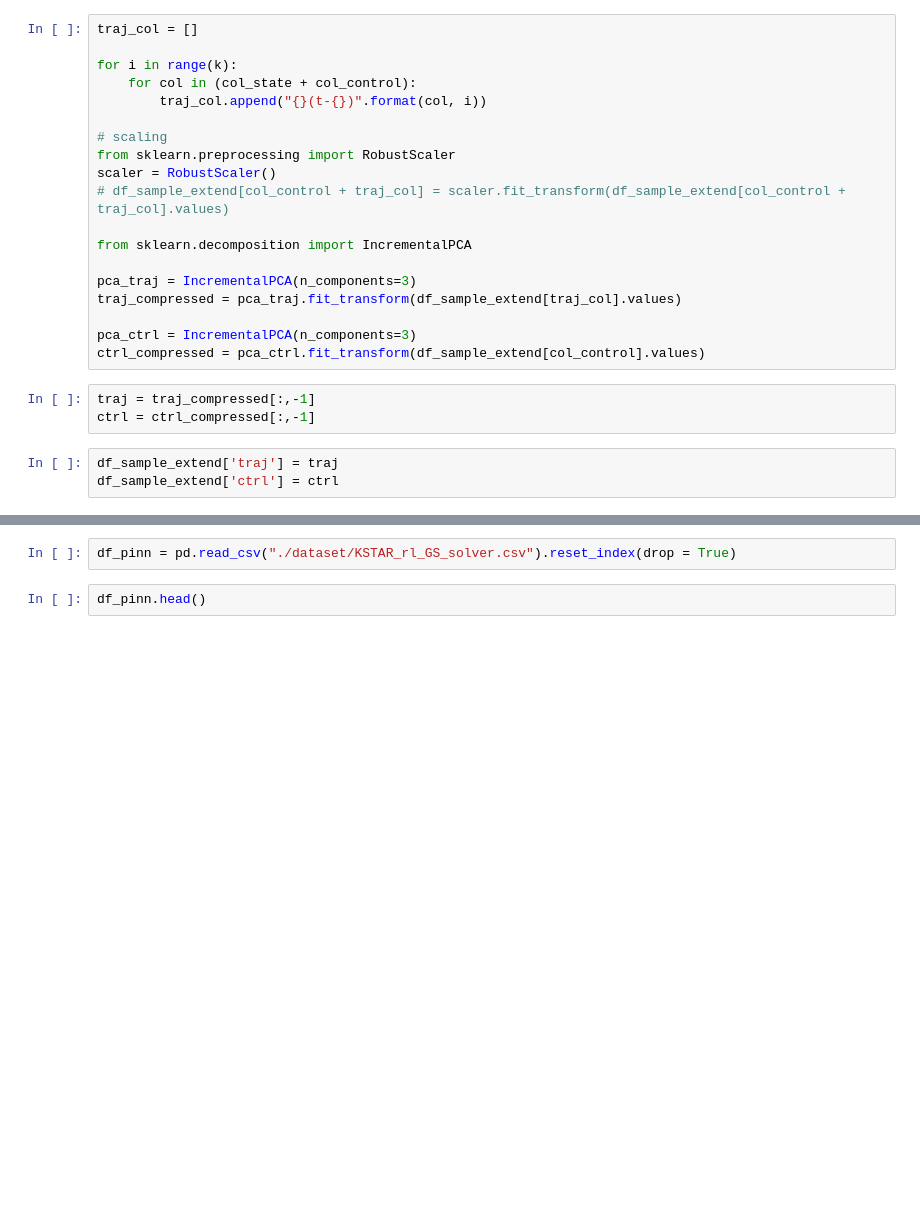
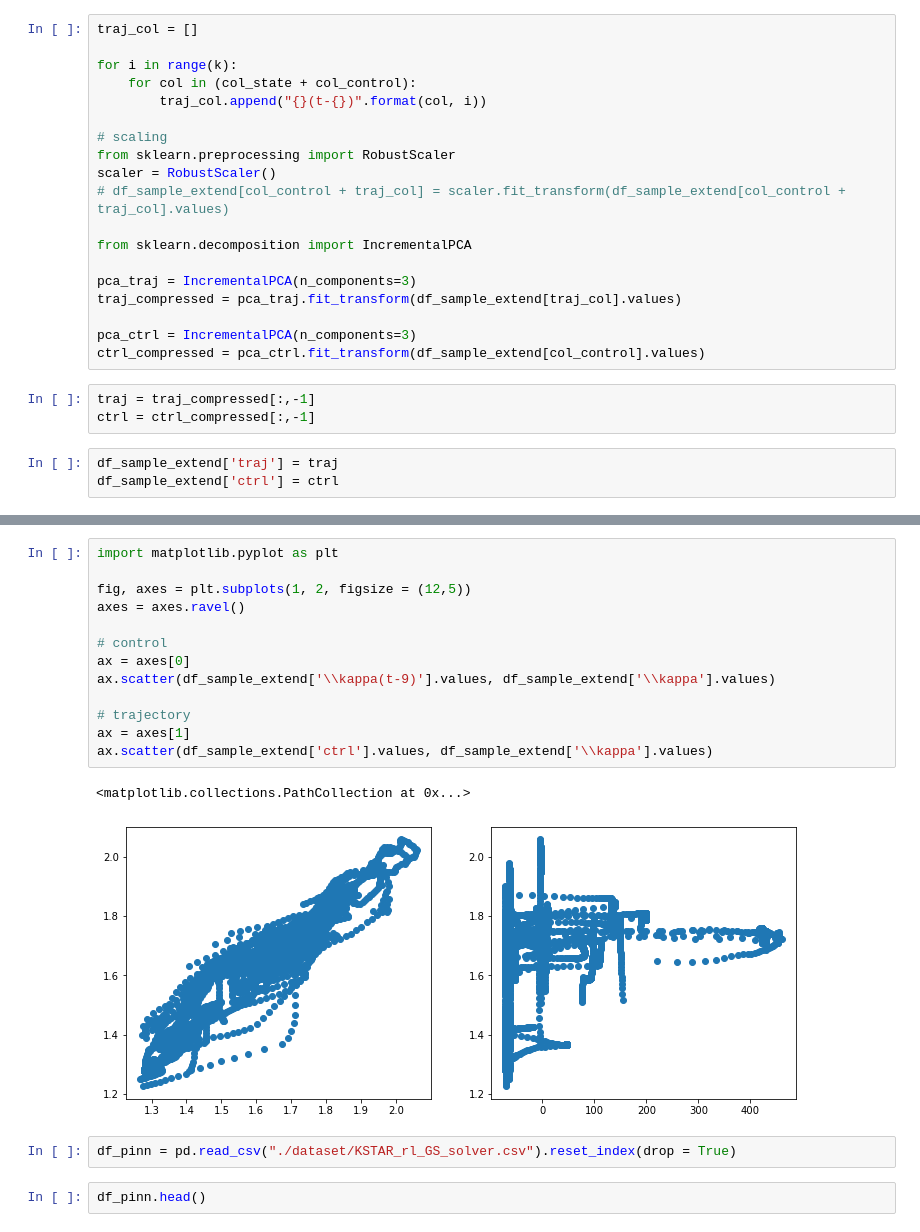
Before and after one commit to ZINZINBIN/Tokamak-Plasma-Operation-Control-based-on-RL, a Jupyter notebook: analysis/EDA.ipynb, the cells around one changed output, grey strips where cells are left out. Drawn from its saved outputs; the diff is of its cells as text; blank space fills up the shorter version.

```diff
--- a/analysis/EDA.ipynb
+++ b/analysis/EDA.ipynb
@@ -244,3 +282,19 @@ ax.scatter(df_sample_extend['\\ipmhd'].values, df_sample_extend['\\betap'].value
+# %%
+import matplotlib.pyplot as plt
+
+fig, axes = plt.subplots(1, 2, figsize = (12,5))
+axes = axes.ravel()
+
+# control
+ax = axes[0]
+ax.scatter(df_sample_extend['\\kappa(t-9)'].values, df_sample_extend['\\kappa'].values)
+
+# trajectory
+ax = axes[1]
+ax.scatter(df_sample_extend['ctrl'].values, df_sample_extend['\\kappa'].values)
+# %% [output]
+<matplotlib.collections.PathCollection at 0x...>
+[figure, added]
 # %%
 df_pinn = pd.read_csv("./dataset/KSTAR_rl_GS_solver.csv").reset_index(drop = True)
 # %%
```
Also changed, not shown: parts of 7 cells of this notebook, 57 other files.
